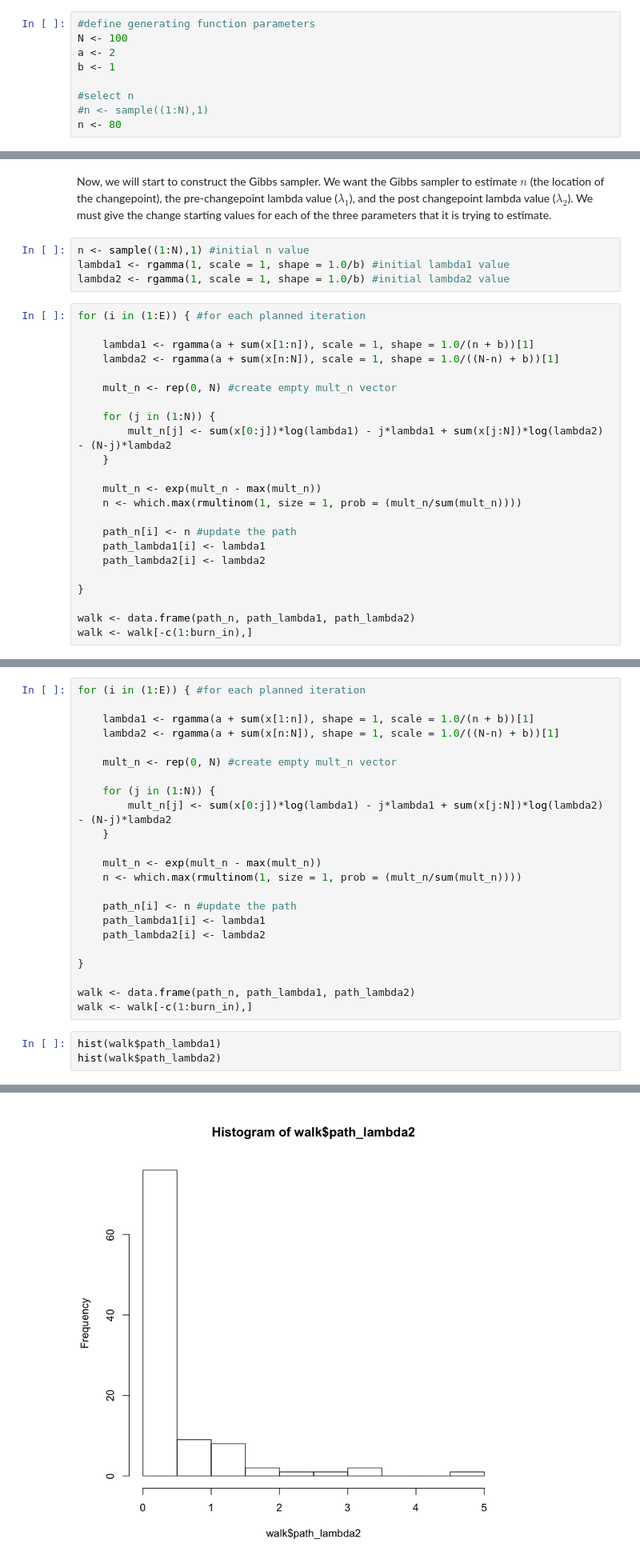
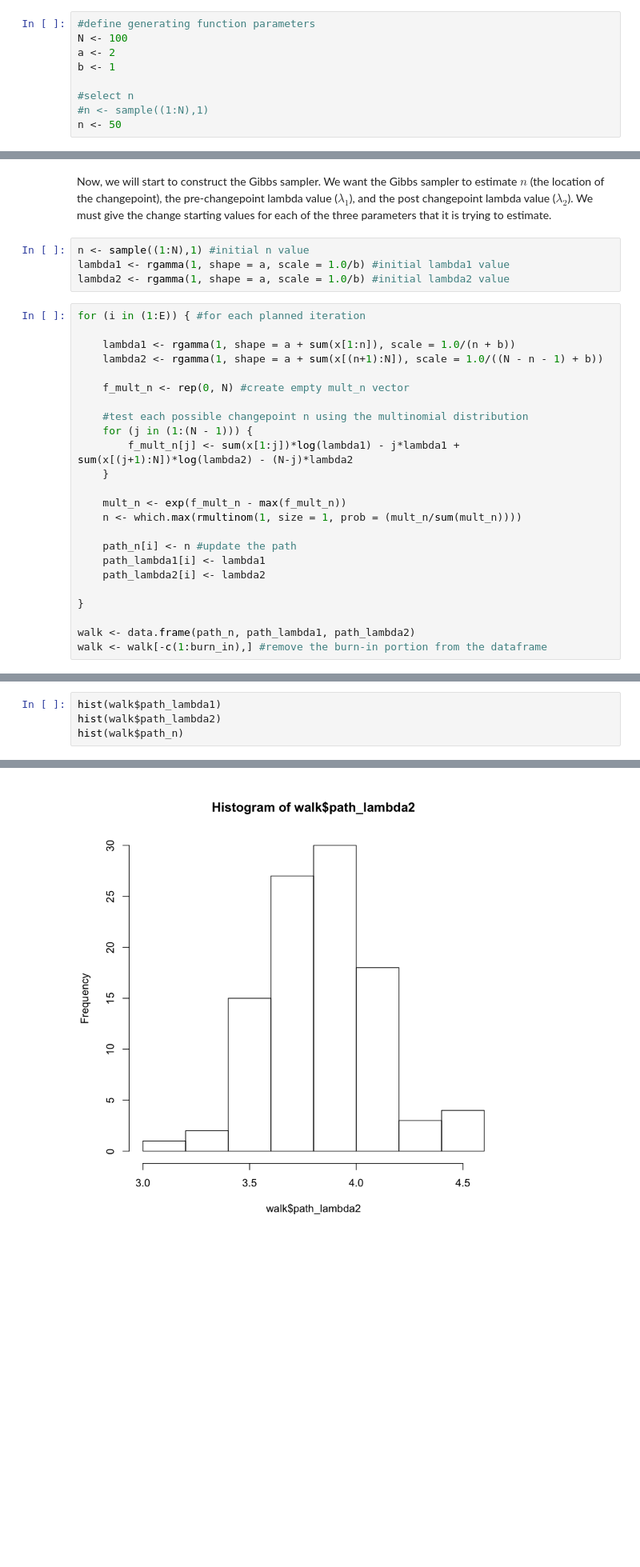
Before and after one commit to franklinmarsh/computational_statistics, a Jupyter notebook: hw5.ipynb, the cells around one changed output, grey strips where cells are left out. Shown: that part at 80% size. Saved outputs shown, nothing was run; the diff lists cells and outputs as text; blank space fills up the shorter version.

```diff
--- a/hw5.ipynb
+++ b/hw5.ipynb
@@ -29,7 +29,7 @@ b <- 1
 
 #select n
 #n <- sample((1:N),1)
-n <- 80
+n <- 50
 # %% [markdown]
 We will now generate the array of lambda values, which has length $N$
 # %%
@@ -65,21 +59,22 @@ path_lambda2 <- rep(0, E)
 Now, we will start to construct the Gibbs sampler. We want the Gibbs sampler to estimate $n$ (the location of the changepoint), the pre-changepoint lambda value ($\lambda_{1}$), and the post changepoint lambda value ($\lambda_{2}$). We must give the change starting values for each of the three parameters that it is trying to estimate.
 # %%
 n <- sample((1:N),1) #initial n value
-lambda1 <- rgamma(1, scale = 1, shape = 1.0/b) #initial lambda1 value
-lambda2 <- rgamma(1, scale = 1, shape = 1.0/b) #initial lambda2 value
+lambda1 <- rgamma(1, shape = a, scale = 1.0/b) #initial lambda1 value
+lambda2 <- rgamma(1, shape = a, scale = 1.0/b) #initial lambda2 value
 # %%
 for (i in (1:E)) { #for each planned iteration
 
-    lambda1 <- rgamma(a + sum(x[1:n]), scale = 1, shape = 1.0/(n + b))[1]
-    lambda2 <- rgamma(a + sum(x[n:N]), scale = 1, shape = 1.0/((N-n) + b))[1]
+    lambda1 <- rgamma(1, shape = a + sum(x[1:n]), scale = 1.0/(n + b))
+    lambda2 <- rgamma(1, shape = a + sum(x[(n+1):N]), scale = 1.0/((N - n - 1) + b))
 
-    mult_n <- rep(0, N) #create empty mult_n vector
+    f_mult_n <- rep(0, N) #create empty mult_n vector
 
-    for (j in (1:N)) {
-        mult_n[j] <- sum(x[0:j])*log(lambda1) - j*lambda1 + sum(x[j:N])*log(lambda2) - (N-j)*lambda2
+    #test each possible changepoint n using the multinomial distribution
+    for (j in (1:(N - 1))) {
+        f_mult_n[j] <- sum(x[1:j])*log(lambda1) - j*lambda1 + sum(x[(j+1):N])*log(lambda2) - (N-j)*lambda2
     }
 
-    mult_n <- exp(mult_n - max(mult_n))
+    mult_n <- exp(f_mult_n - max(f_mult_n))
     n <- which.max(rmultinom(1, size = 1, prob = (mult_n/sum(mult_n))))
 
     path_n[i] <- n #update the path
@@ -89,4 +84,4 @@ for (i in (1:E)) { #for each planned iteration
 }
 
 walk <- data.frame(path_n, path_lambda1, path_lambda2)
-walk <- walk[-c(1:burn_in),]
+walk <- walk[-c(1:burn_in),] #remove the burn-in portion from the dataframe
@@ -95,27 +88,5 @@ Swap shape and scale parameters for rgamma
-# %%
-for (i in (1:E)) { #for each planned iteration
-
-    lambda1 <- rgamma(a + sum(x[1:n]), shape = 1, scale = 1.0/(n + b))[1]
-    lambda2 <- rgamma(a + sum(x[n:N]), shape = 1, scale = 1.0/((N-n) + b))[1]
-
-    mult_n <- rep(0, N) #create empty mult_n vector
-
-    for (j in (1:N)) {
-        mult_n[j] <- sum(x[0:j])*log(lambda1) - j*lambda1 + sum(x[j:N])*log(lambda2) - (N-j)*lambda2
-    }
-
-    mult_n <- exp(mult_n - max(mult_n))
-    n <- which.max(rmultinom(1, size = 1, prob = (mult_n/sum(mult_n))))
-
-    path_n[i] <- n #update the path
-    path_lambda1[i] <- lambda1
-    path_lambda2[i] <- lambda2
-
-}
-
-walk <- data.frame(path_n, path_lambda1, path_lambda2)
-walk <- walk[-c(1:burn_in),]
 # %%
 hist(walk$path_lambda1)
 hist(walk$path_lambda2)
+hist(walk$path_n)
 # %% [output]
@@ -123 +94 @@ hist(walk$path_lambda2)
-[figure, old version]
+[figure, new version]
```
Also changed, not shown: parts of 6 cells of this notebook, 1 other file.
